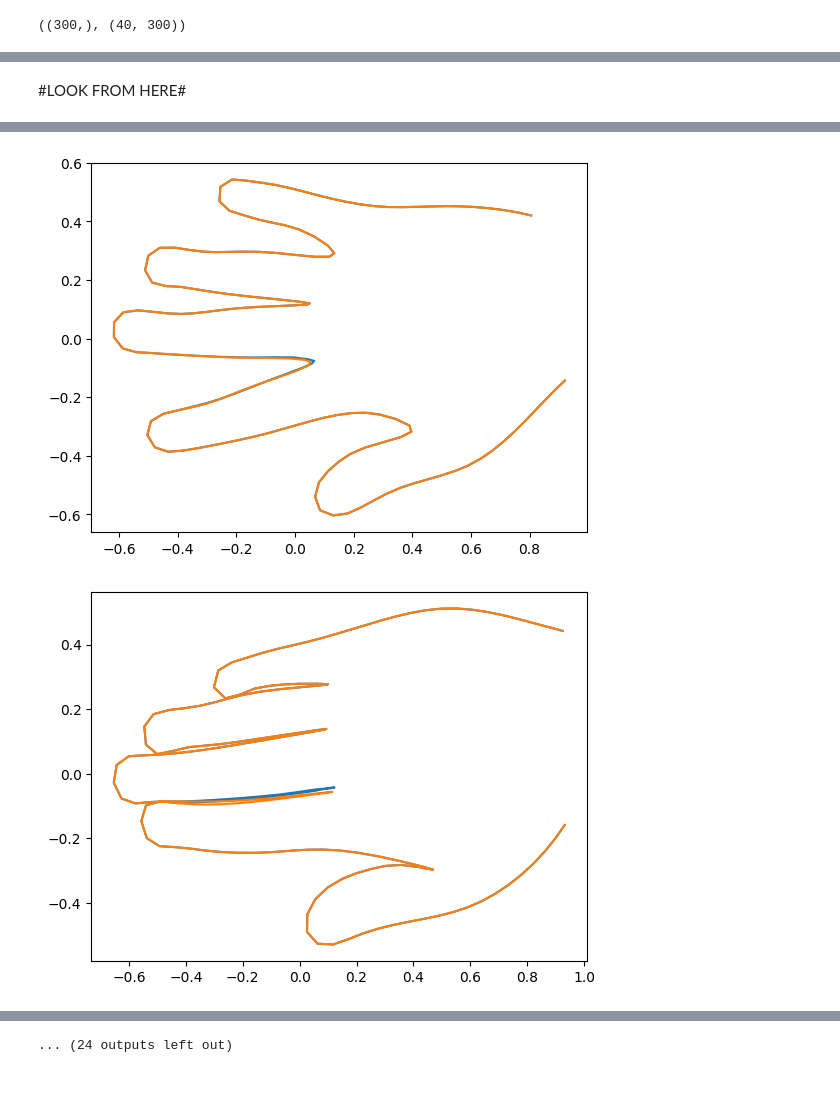
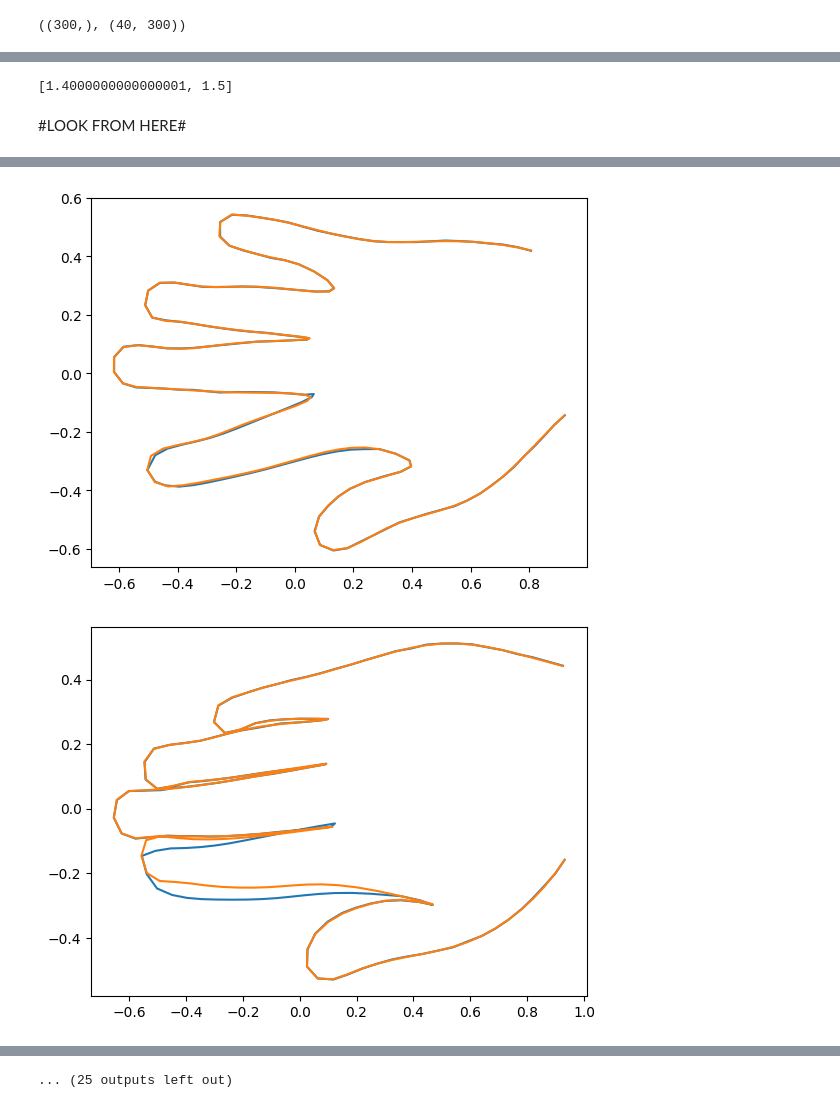
Before and after one commit to Salahidine2002/Statistical_shape_modeling, a Jupyter notebook: Statistical Analysis/Hands_reconstruction/Gaussian_process_hands.ipynb, the cells around one changed output, grey strips where cells are left out. Saved outputs shown, nothing was run; the diff lists cells and outputs as text; code cells hidden in the pictures.

```diff
--- a/Statistical Analysis/Hands_reconstruction/Gaussian_process_hands.ipynb
+++ b/Statistical Analysis/Hands_reconstruction/Gaussian_process_hands.ipynb
@@ -167,6 +149,6 @@ Train_data.shape, Test_data.shape, np.std(Train_data)
 # %%
 def cov_function(Points, l, n):
-    kernel = 1.0 * Matern(length_scale=l, nu=n)
+    kernel = 1.0 * Matern(length_scale=l, nu=n)+ ConstantKernel()+ WhiteKernel(noise_level=0.001)
     return kernel(Points)
 # %%
 def expe_cov(A, s, sigma) :
@@ -185,7 +167,7 @@ for i in range(Reduced_cov.shape[0]):
     for j in range(Reduced_cov.shape[0]) :
         Cov_matrix[2*i:2*i+2, 2*j:2*j+2] = Reduced_cov[i, j]*np.eye(2)
 # %%
-Missing_Region = list(range(53, 73))
+Missing_Region = list(range(33, 48))+list(range(50, 63))
 
 plot_hand([Mean_shape], Missing_Region)
 # %% [output]
@@ -248,0 +242,14 @@ def Cost(params):
+# %%
+C = float('inf')
+p = [0, 0]
+for l in Lenght_range :
+    for n in Mu_range :
+        params0 = [l, n]
+        print(params0)
+        try :
+            opt = optimize.minimize(Cost, params0)
+            if opt.fun<C :
+                C = opt.fun
+                p[0], p[1] = l, n
+        except :
+            pass
@@ -249,18 +277,21 @@ def Cost(params):
+# %%
+p
+# %% [output]
+[1.4000000000000001, 1.5]
 # %% [markdown]
 #LOOK FROM HERE#
-# %%
-p = [1, 0.5]
 # %%
 s = p[0]
 sigma = p[1]
 #Reduced_cov = expe_cov(spatial.distance.cdist(Mean_shape, Mean_shape), s, sigma)
 
-l = p[0]
-n = p[1]
+l = 3
+n = 1.5
 
 Reduced_cov = np.zeros((Mean_shape.shape[0], Mean_shape.shape[0]))
 for i in range(len(Train_data)) :
     Reduced_cov += cov_function(unmake_xy(Train_data[i, :]), l, n)
+    #Reduced_cov += expe_cov(spatial.distance.cdist(unmake_xy(Train_data[i, :]), unmake_xy(Train_data[i, :])), s, sigma)
 
 Reduced_cov /= len(Train_data)
 
@@ -270,10 +301,12 @@ for i in range(Reduced_cov.shape[0]):
     for j in range(Reduced_cov.shape[0]) :
         Cov_matrix[2*i:2*i+2, 2*j:2*j+2] = Reduced_cov[i, j]*np.eye(2)
 
+Noised_train_data = Train_data + np.random.normal(0, 0.001, Train_data.shape)
+Noised_test_data = Test_data + np.random.normal(0, 0.001, Test_data.shape)
 for i in range(len(Train_data)) :
 
     Sample_id = i
-    observed_points = Train_data[Sample_id, Indexes==1]
+    observed_points = Noised_train_data[Sample_id, Indexes==1]
 
     Kxy = Cov_matrix[Indexes==0, :][:, Indexes==1]
     Kyy = Cov_matrix[Indexes==1, :][:, Indexes==1]
@@ -294,2 +327,2 @@ for i in range(len(Train_data)) :
-[figure, old version]
+[figure, new version]
-[figure, old version]
+[figure, new version]
@@ -302 +335 @@ for i in range(len(Train_data)) :
-... (24 outputs left out)
+... (25 outputs left out)
```
Also changed, not shown: parts of 10 cells of this notebook, 3 other files.
